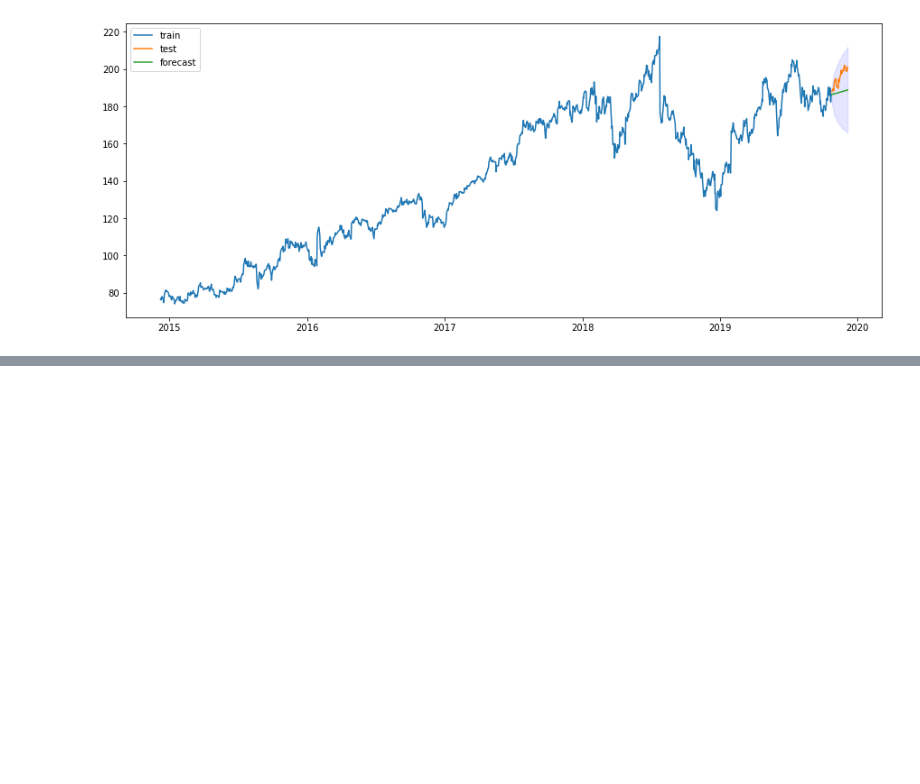
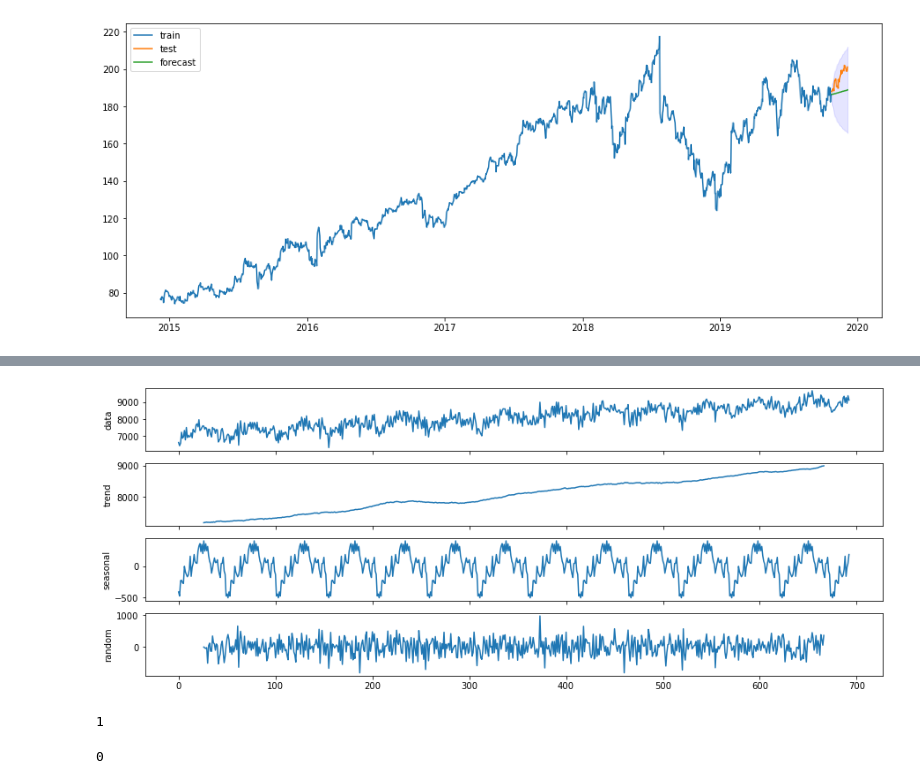
Before and after one commit to rjafarau/hands-on-time-series-analysis-python, a Jupyter notebook: source/CH04_Regression_Extension_Techniques_For_Time_Series_Data.ipynb, the cells around one changed output, grey strips where cells are left out. Cells and saved outputs as stored; diff of their text form; code cells hidden in the pictures; blank space fills up the shorter version.

```diff
--- a/source/CH04_Regression_Extension_Techniques_For_Time_Series_Data.ipynb
+++ b/source/CH04_Regression_Extension_Techniques_For_Time_Series_Data.ipynb
@@ -241,0 +283,18 @@ plt.show()
+# %%
+pm.utils.decomposed_plot(
+    decomposed_tuple=pm.decompose(train, 'additive', m=52),
+    figure_kwargs={'figsize': (15, 6)}
+)
+# %% [output]
+[figure, added]
+# %%
+max(pm.arima.ndiffs(train, alpha=0.05, test='kpss'),
+    pm.arima.ndiffs(train, alpha=0.05, test='adf'),
+    pm.arima.ndiffs(train, alpha=0.05, test='pp'))
+# %% [output]
+1
+# %%
+max(pm.arima.nsdiffs(train, m=52, test='ocsb'),
+    pm.arima.nsdiffs(train, m=52, test='ch'))
+# %% [output]
+0
```
Also changed, not shown: parts of 22 cells of this notebook.
